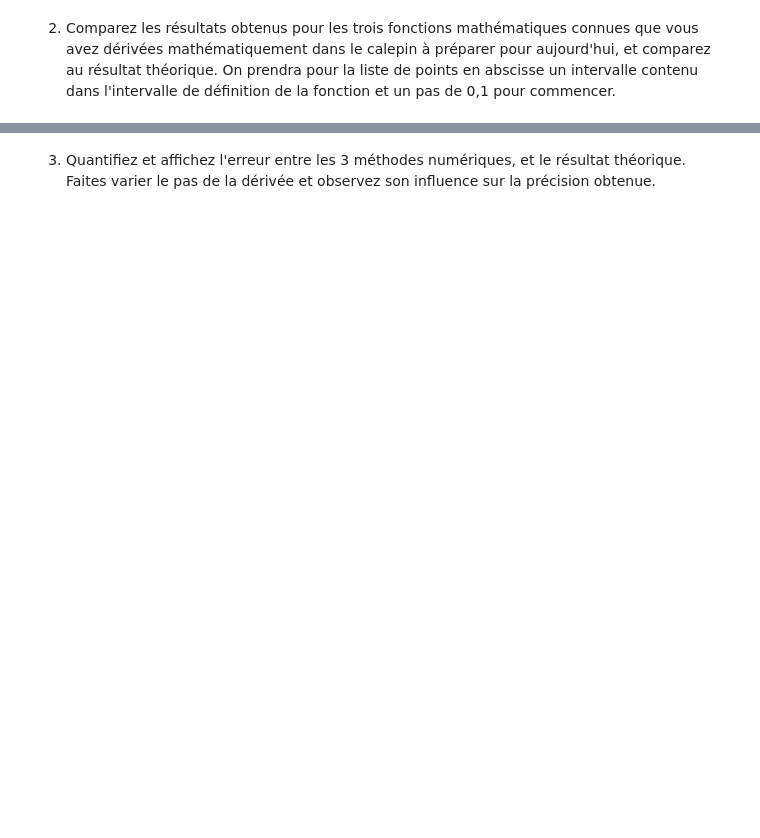
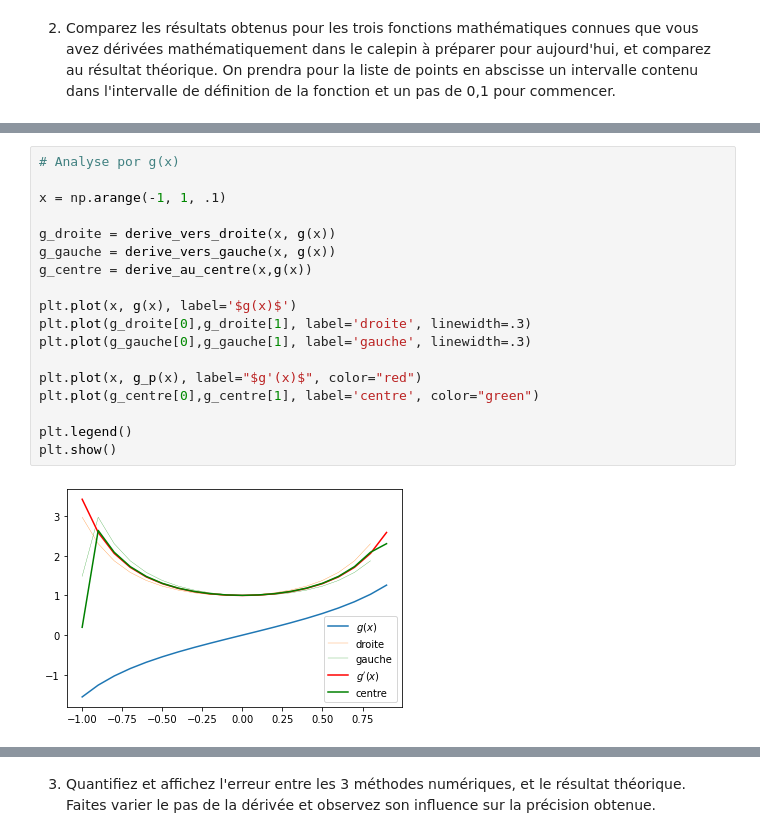
Before and after one commit to kmiloarguello/physique-numerique, a Jupyter notebook: etu-05-derivation-integration/etu-02-derivation-integration-exercices.ipynb, the cells around one changed output, grey strips where cells are left out. Cells and saved outputs as stored; diff of their text form; blank space fills up the shorter version.

```diff
--- a/etu-05-derivation-integration/etu-02-derivation-integration-exercices.ipynb
+++ b/etu-05-derivation-integration/etu-02-derivation-integration-exercices.ipynb
@@ -34,0 +142,20 @@ import matplotlib.pyplot as plt
+# %%
+# Analyse por g(x)
+
+x = np.arange(-1, 1, .1)
+
+g_droite = derive_vers_droite(x, g(x))
+g_gauche = derive_vers_gauche(x, g(x))
+g_centre = derive_au_centre(x,g(x))
+
+plt.plot(x, g(x), label='$g(x)$')
+plt.plot(g_droite[0],g_droite[1], label='droite', linewidth=.3)
+plt.plot(g_gauche[0],g_gauche[1], label='gauche', linewidth=.3)
+
+plt.plot(x, g_p(x), label="$g'(x)$", color="red")
+plt.plot(g_centre[0],g_centre[1], label='centre', color="green")
+
+plt.legend()
+plt.show()
+# %% [output]
+[figure, added]
```
Also changed, not shown: parts of 8 cells of this notebook, 2 other files.
